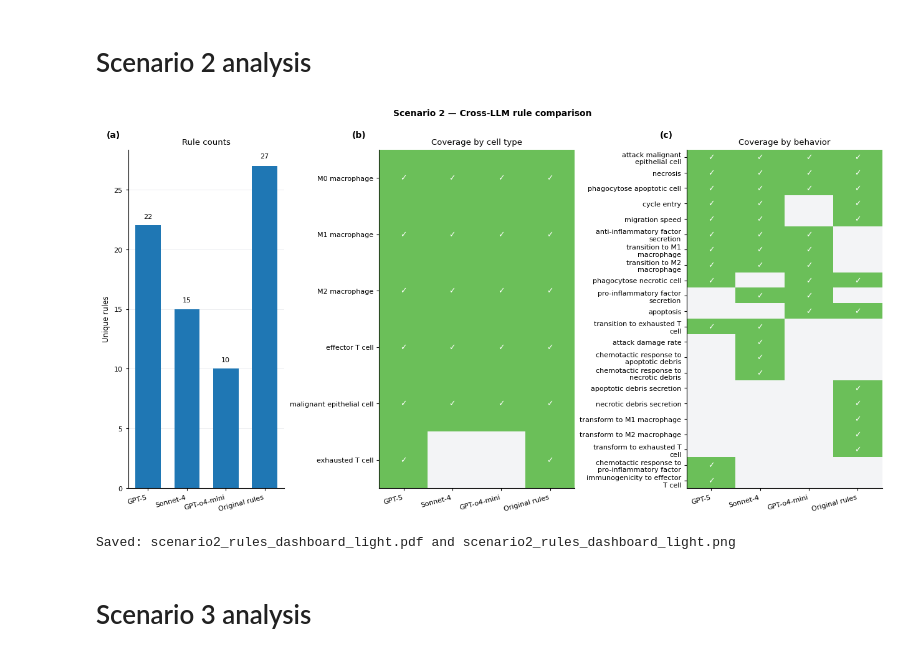
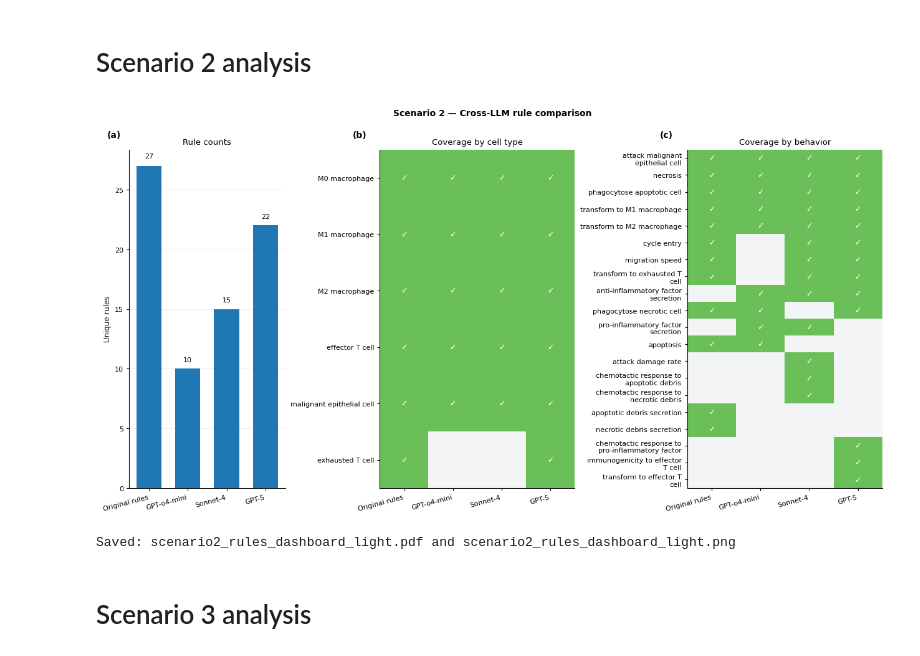
Before and after one commit to marcorusc/Supp_mat_MCP_orchestrator, a Jupyter notebook: Scenarios_analysis.ipynb, the cells around one changed output. Cells and saved outputs as stored; diff of their text form; code cells hidden in the pictures.

```diff
--- a/Scenarios_analysis.ipynb
+++ b/Scenarios_analysis.ipynb
@@ -45,8 +45,8 @@ for node in list(masim_tnf.network.keys()):
 
 masim_tnf.update_parameters(max_time=20, sample_count=10000)
 
-masim_tnf.network.set_output(["RIP1K", "CASP3", "BAX", "NFkB", "RIP1K"])
+masim_tnf.network.set_output(["RIP1K", "CASP3", "NFkB"])
 
 results_tnf = masim_tnf.run()
 
-results_tnf.plot_node_trajectory()
+results_tnf.plot_trajectory()
@@ -618,10 +620,10 @@ output_gpt_o4 = "gpt_o4_mini/Scenario_2/cell_rules_with_new.csv"
 original_rules = "cell_rules.csv"
 
 MODEL_NAMES = {
-    output_gpt5:    "GPT-5",
+    original_rules: "Original rules",
+    output_gpt_o4:  "GPT-o4-mini",
     output_sonnet4: "Sonnet-4",
-    output_gpt_o4:  "GPT-o4-mini",
-    original_rules: "Original rules"
+    output_gpt5:    "GPT-5"
 }
 HAS_HEADER       = False
 TOPK_CELLTYPES   = 8     # reduce if labels still feel crowded
@@ -742,34 +744,34 @@ def binary_heatmap(ax, pres_df: pd.DataFrame, title: str):
         for j in range(pres_df.shape[1]):
             if pres_df.iat[i, j] == 1:
                 ax.text(j, i, "✓", ha="center", va="center",
                         fontsize=9, color=CHECK, fontweight="bold")
 
 # (b) cell types
 ax1 = fig.add_subplot(gs[0,1])
 binary_heatmap(ax1, pres_cell, "Coverage by cell type")
 panel_tag(ax1, "(b)")
 for t in ax1.get_xticklabels():
     t.set_rotation(15)
     t.set_ha("right")
 
 # (c) behaviors
 ax2 = fig.add_subplot(gs[0,2])
 binary_heatmap(ax2, pres_beh, "Coverage by behavior")
 panel_tag(ax2, "(c)")
 for t in ax2.get_xticklabels():
     t.set_rotation(15)
     t.set_ha("right")
 
 fig.suptitle("Scenario 2 — Cross-LLM rule comparison", y=1.05, fontsize=10, fontweight="bold")
 plt.show()
 
 # Save vector + PNG
 Path(f"{SAVE_BASENAME}.pdf").write_bytes(b"")  # ensure path exists on some envs
 fig.savefig(f"{SAVE_BASENAME}.pdf", bbox_inches="tight")
 fig.savefig(f"{SAVE_BASENAME}.png", bbox_inches="tight")
 print("Saved:", f"{SAVE_BASENAME}.pdf", "and", f"{SAVE_BASENAME}.png")
 # %% [output]
-[figure, old version]
+[figure, new version]
 Saved: scenario2_rules_dashboard_light.pdf and scenario2_rules_dashboard_light.png
 # %% [markdown]
 # Scenario 3 analysis
```
Also changed, not shown: parts of 6 cells of this notebook, 9 other files.
